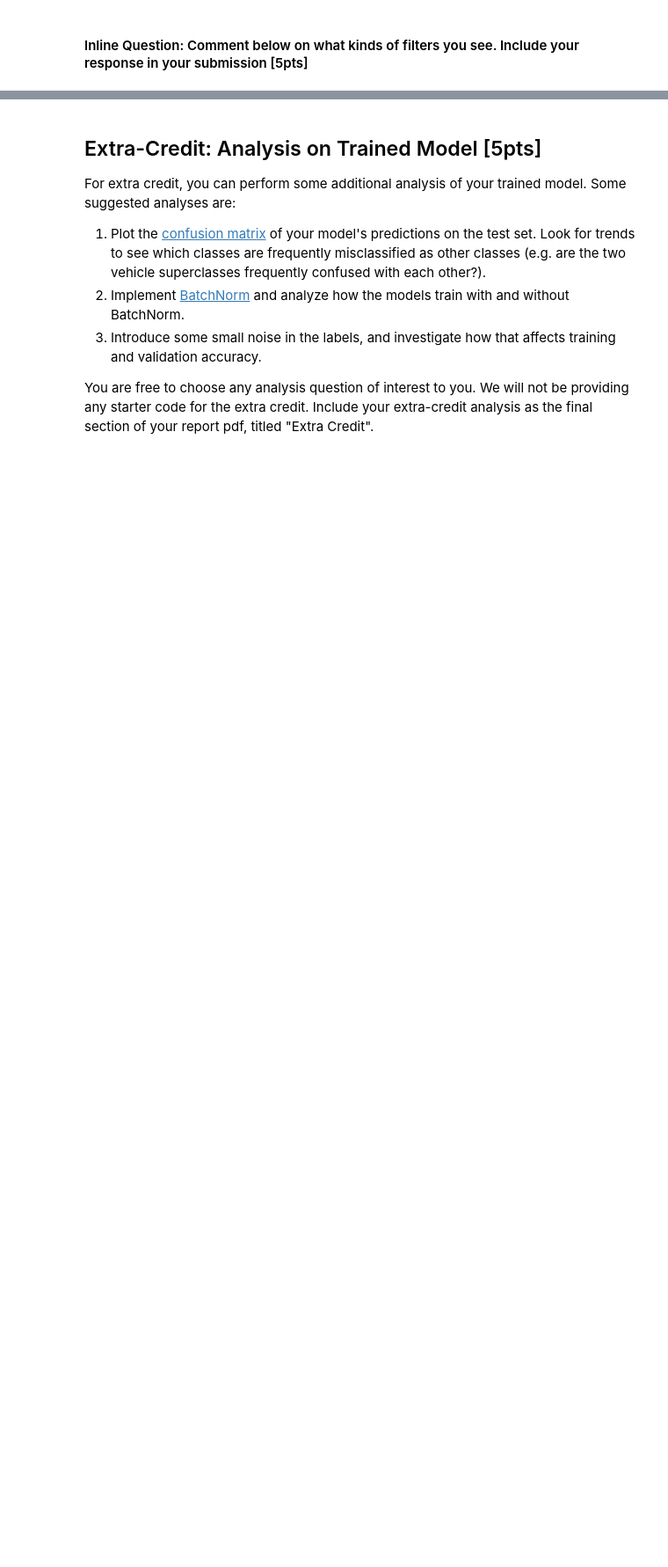
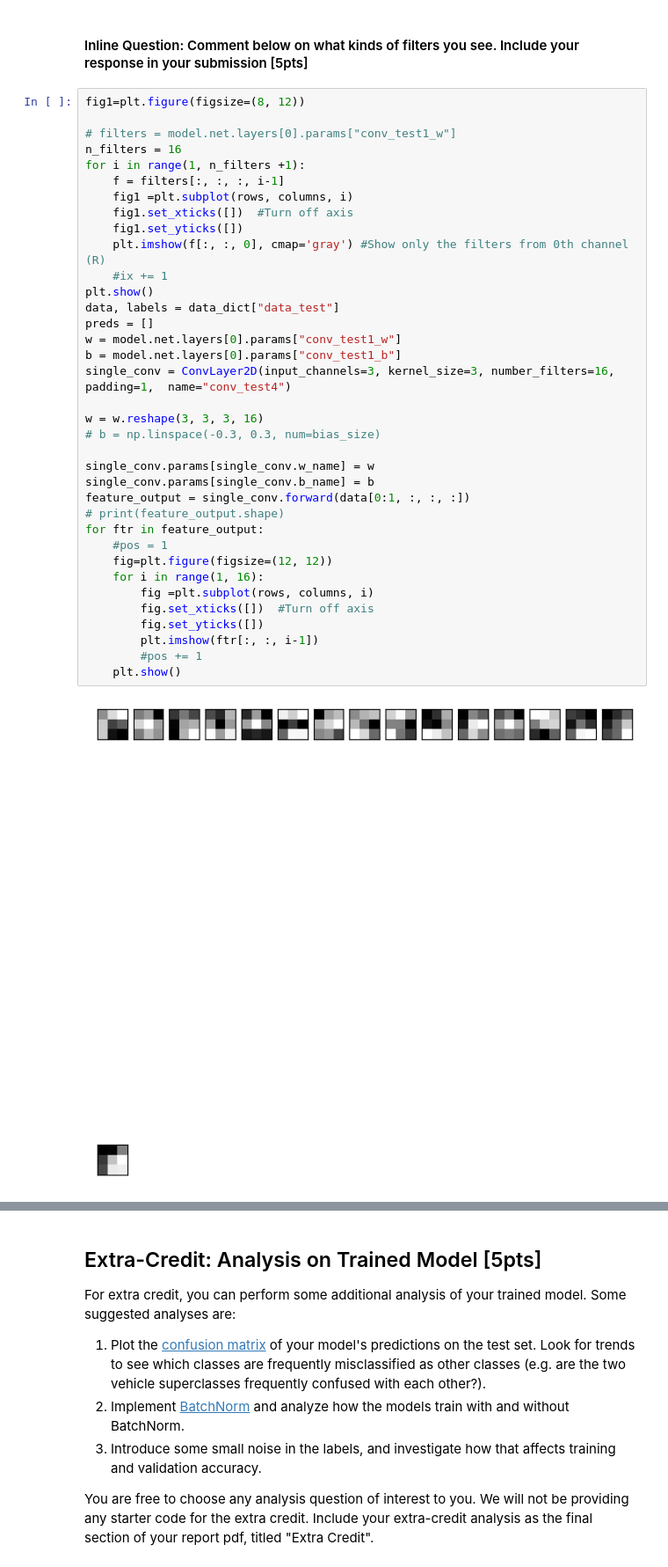
Before and after one commit to vamsipuppala/Deep-Learning-assignment-1, a Jupyter notebook: Problem_2.ipynb, the cells around one changed output, grey strips where cells are left out. Shown: that part at 88% size. Drawn from its saved outputs; the diff is of its cells as text; blank space fills up the shorter version.

```diff
--- a/Problem_2.ipynb
+++ b/Problem_2.ipynb
@@ -458,2 +458,40 @@ NameError: name 'model' is not defined
 # %% [markdown]
 #### Inline Question: Comment below on what kinds of filters you see. Include your response in your submission [5pts]
+# %%
+fig1=plt.figure(figsize=(8, 12))
+
+# filters = model.net.layers[0].params["conv_test1_w"]
+n_filters = 16
+for i in range(1, n_filters +1):
+    f = filters[:, :, :, i-1]
+    fig1 =plt.subplot(rows, columns, i)
+    fig1.set_xticks([])  #Turn off axis
+    fig1.set_yticks([])
+    plt.imshow(f[:, :, 0], cmap='gray') #Show only the filters from 0th channel (R)
+    #ix += 1
+plt.show()
+data, labels = data_dict["data_test"]
+preds = []
+w = model.net.layers[0].params["conv_test1_w"]
+b = model.net.layers[0].params["conv_test1_b"]
+single_conv = ConvLayer2D(input_channels=3, kernel_size=3, number_filters=16,  padding=1,  name="conv_test4")
+
+w = w.reshape(3, 3, 3, 16)
+# b = np.linspace(-0.3, 0.3, num=bias_size)
+
+single_conv.params[single_conv.w_name] = w
+single_conv.params[single_conv.b_name] = b
+feature_output = single_conv.forward(data[0:1, :, :, :])
+# print(feature_output.shape)
+for ftr in feature_output:
+    #pos = 1
+    fig=plt.figure(figsize=(12, 12))
+    for i in range(1, 16):
+        fig =plt.subplot(rows, columns, i)
+        fig.set_xticks([])  #Turn off axis
+        fig.set_yticks([])
+        plt.imshow(ftr[:, :, i-1])
+        #pos += 1
+    plt.show()
+# %% [output]
+[figure, added]
```
Also changed, not shown: parts of 8 cells of this notebook, 3 other files.
